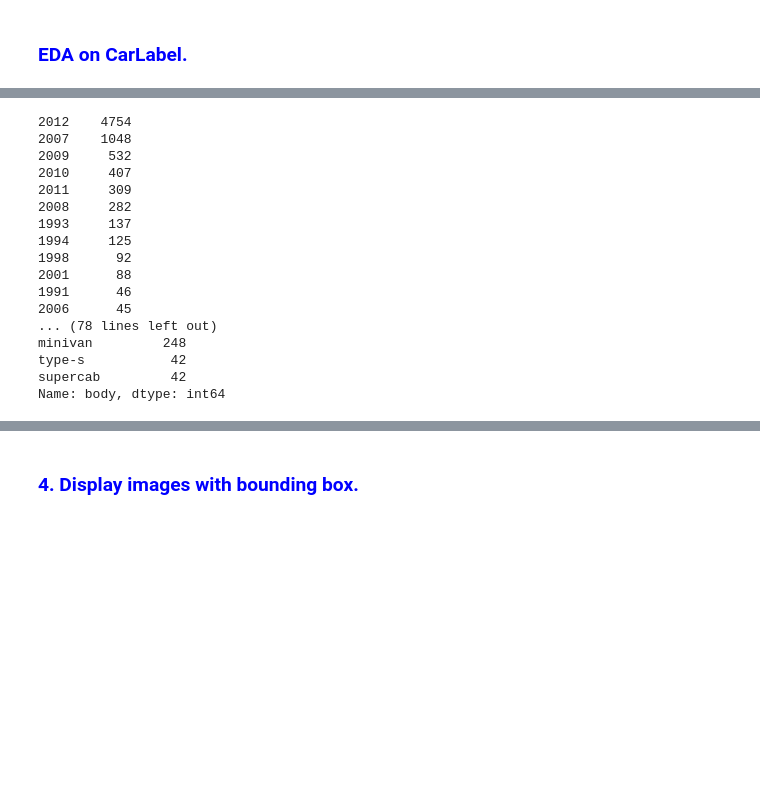
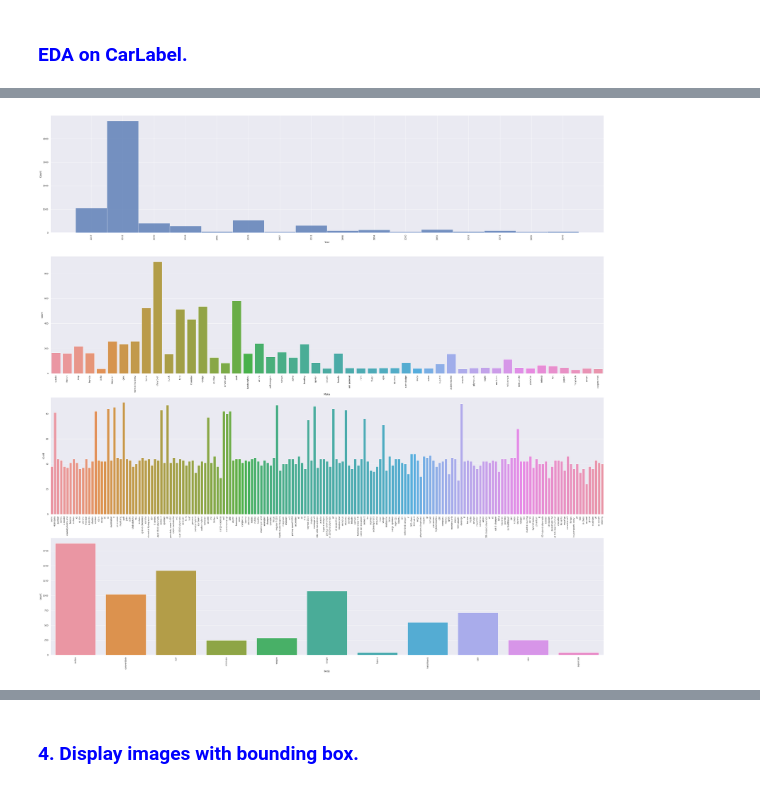
Before and after one commit to jim-practise/AIML_GL_CAPSTONE, a Jupyter notebook: capstone.ipynb, the cells around one changed output, grey strips where cells are left out. Saved outputs shown, nothing was run; the diff lists cells and outputs as text; code cells hidden in the pictures; blank space fills up the shorter version.

```diff
--- a/capstone.ipynb
+++ b/capstone.ipynb
@@ -230,38 +228,24 @@ eda_df.head( 10 )
 # %%
-# plt.figure(figsize=(50,20))
-# plt.subplot(4,1,1)
-# eda_df.year.hist();
-# plt.subplot(4,1,2)
-# eda_df.make.hist();
-# plt.subplot(4,1,3)
-# eda_df.model.hist();
-# plt.subplot(4,1,4)
-# eda_df.body.hist();
+plt.figure(figsize=(50,50))
 
-print ( eda_df.year.value_counts() )
-print ( '' )
-print ( eda_df.make.value_counts() )
-print ( '' )
-print ( eda_df.model.value_counts() )
-print ( '' )
-print ( eda_df.body.value_counts() )
+plt.subplot(4,1,1)
+sns.histplot(data=eda_df, x="year")
+plt.xticks(rotation=90);
+plt.xlabel("Year");
 
-print ( '1. Year , Body and Model have unequal data')
+plt.subplot(4,1,2)
+sns.countplot(data=eda_df, x="make")
+plt.xticks(rotation=90);
+plt.xlabel("Make");
+
+plt.subplot(4,1,3)
+sns.countplot(data=eda_df, x="model")
+plt.xticks(rotation=90);
+plt.xlabel("model");
+
+plt.subplot(4,1,4)
+sns.countplot(data=eda_df, x="body")
+plt.xticks(rotation=90);
+plt.xlabel("body");
 # %% [output]
-2012    4754
-2007    1048
-2009     532
-2010     407
-2011     309
-2008     282
-1993     137
-1994     125
-1998      92
-2001      88
-1991      46
-2006      45
-... (78 lines left out)
-minivan         248
-type-s           42
-supercab         42
-Name: body, dtype: int64
+[figure, added]
```
Also changed, not shown: parts of 16 cells of this notebook.
